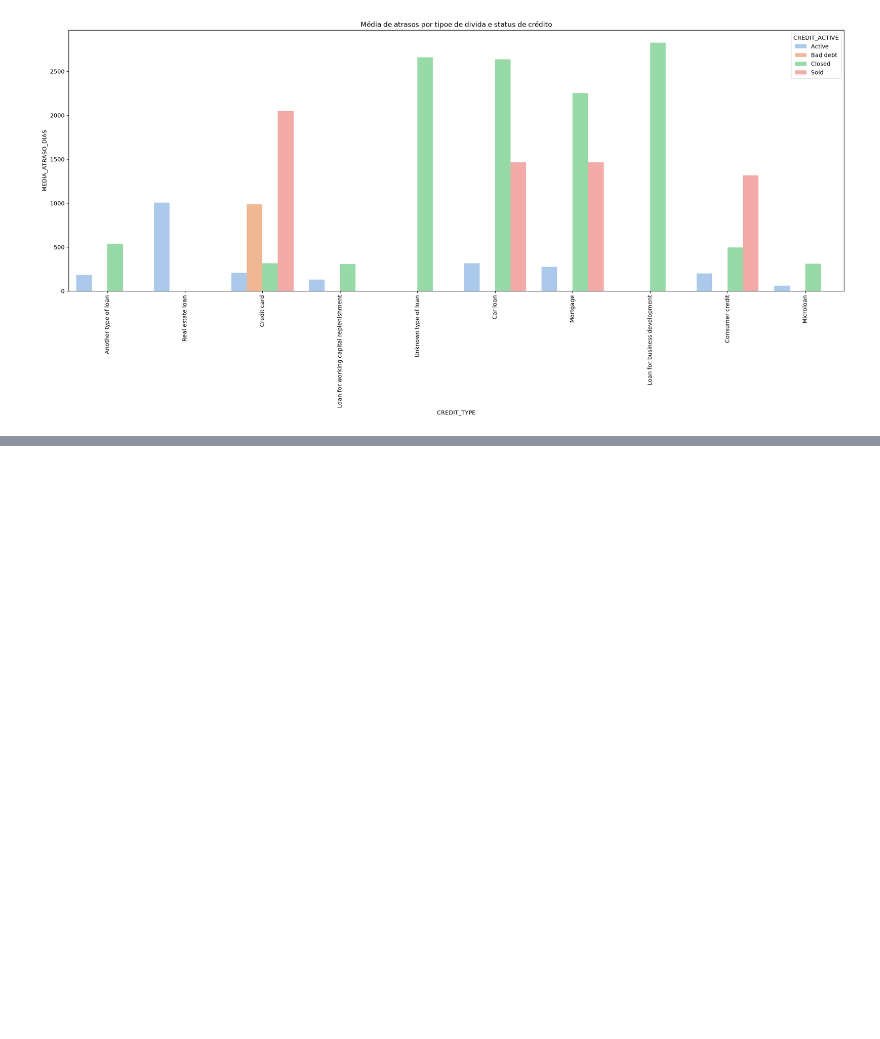
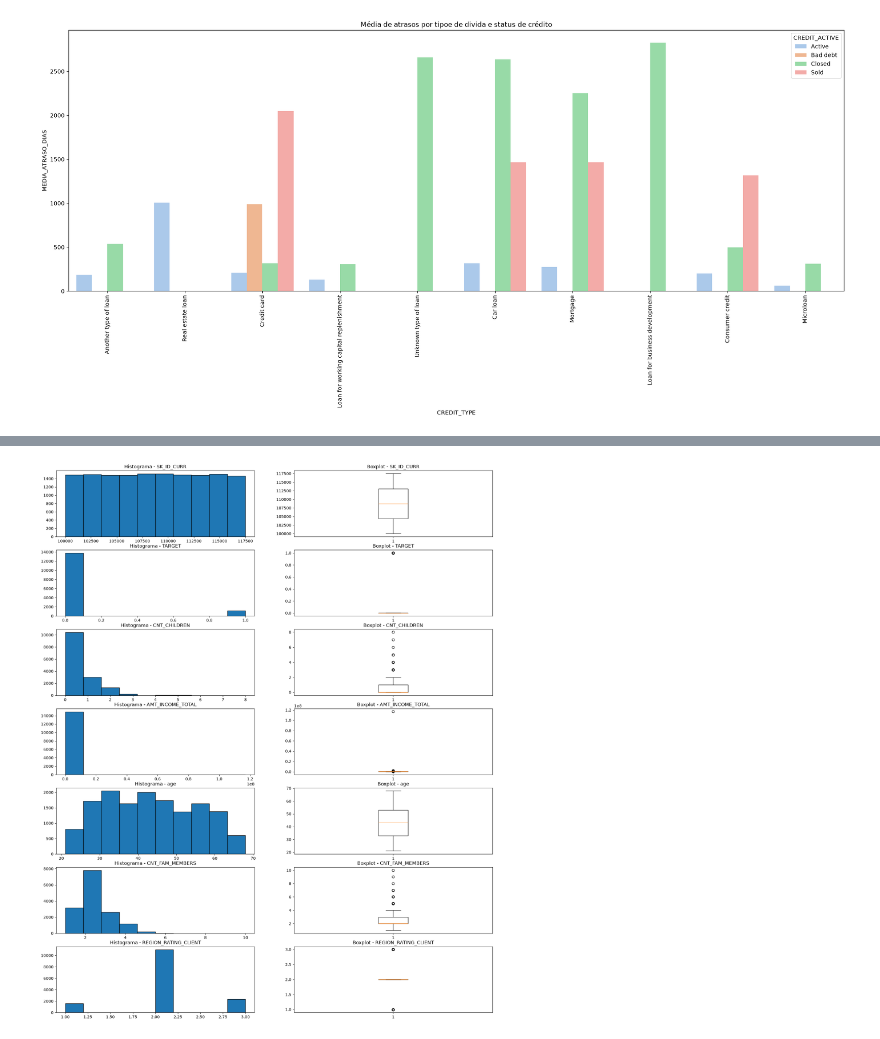
Before and after one commit to WesleySouza13/Home-Credit-Default-Risk, a Jupyter notebook: notebooks/EDA.ipynb, the cells around one changed output, grey strips where cells are left out. Drawn from its saved outputs; the diff is of its cells as text; code cells hidden in the pictures; blank space fills up the shorter version.

```diff
--- a/notebooks/EDA.ipynb
+++ b/notebooks/EDA.ipynb
@@ -175,0 +254,10 @@ hue_plot(df_bureau, 'CREDIT_TYPE', 'MEDIA_ATRASO_DIAS', 'CREDIT_ACTIVE', 'Média
+# %%
+# dropando coluna OCCUPATION_TYPE, pois representa grande parte da amostra
+df_customers = df_customers.drop('OCCUPATION_TYPE', axis=1)
+# %%
+# dropando parte insignificante de nulos
+df_customers = df_customers.dropna()
+# %%
+# separando tipos de dados
+cat_customers = df_customers.select_dtypes(exclude='number').columns
+num_customers = df_customers.select_dtypes(include='number')
@@ -175,0 +289,10 @@ hue_plot(df_bureau, 'CREDIT_TYPE', 'MEDIA_ATRASO_DIAS', 'CREDIT_ACTIVE', 'Média
+# %%
+# verificando distribuiçoes dos dados
+fig, axes = plt.subplots(ncols=2, nrows=len(num_customers.columns), figsize=(20,25))
+for i, num in enumerate(num_customers.columns):
+    axes[i, 0].hist(df_customers[num], edgecolor='black')
+    axes[i, 0].set_title(f'Histograma - {num}')
+    axes[i, 1].boxplot(df_customers[num])
+    axes[i, 1].set_title(f'Boxplot - {num}')
+# %% [output]
+[figure, added]
```
Also changed, not shown: parts of 14 cells of this notebook.
